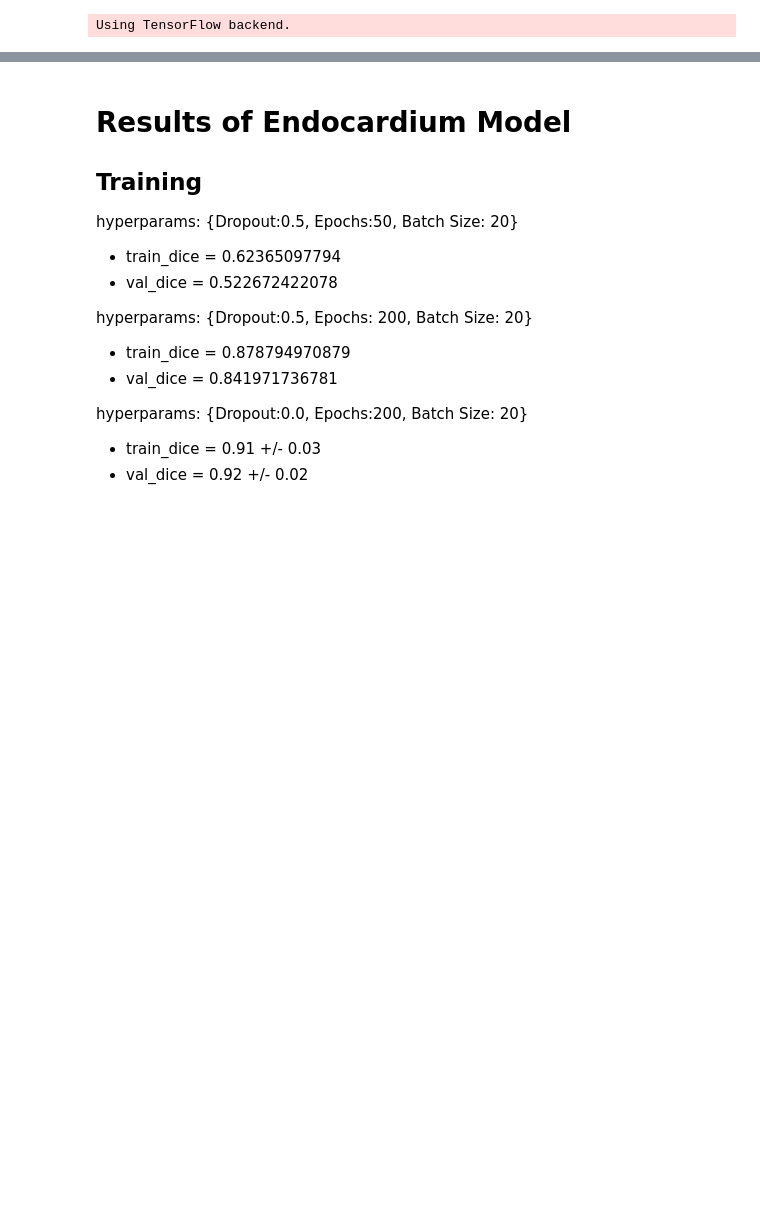
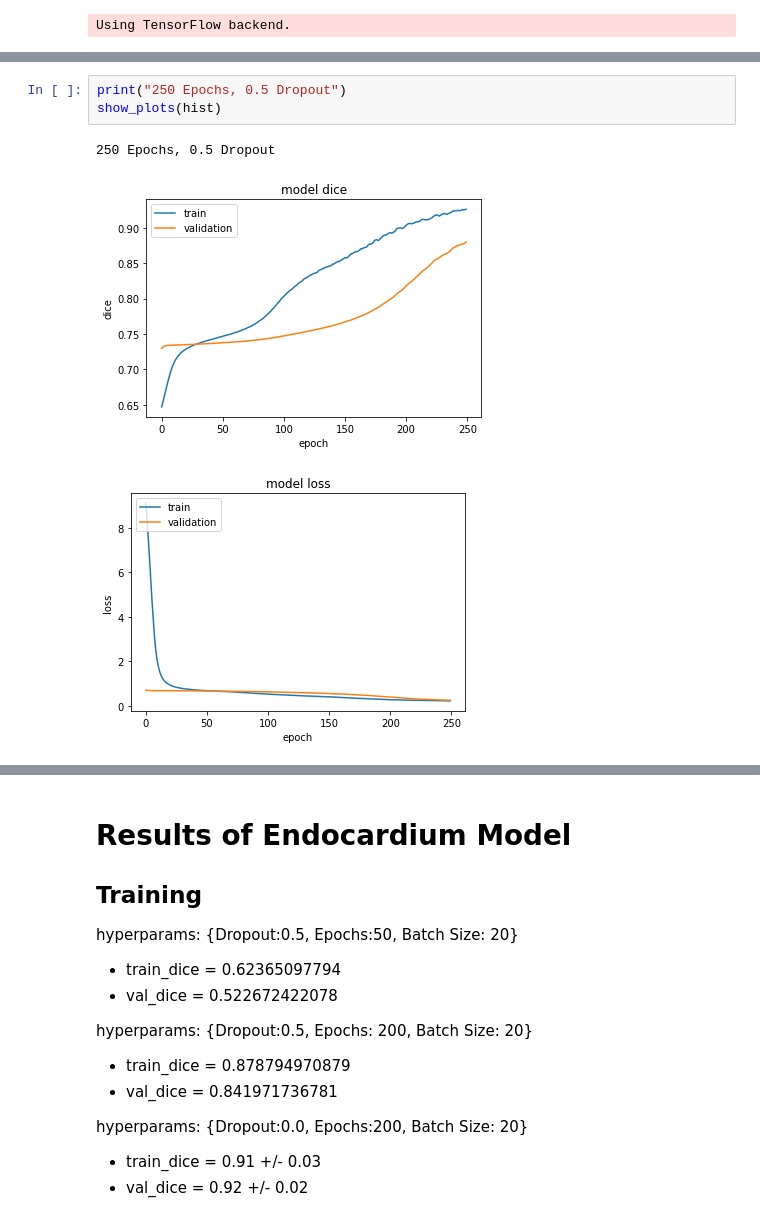
Before and after one commit to aksharkkumar/cmri-rv-seg, a Jupyter notebook: notebooks/cmri-rv-seg.ipynb, the cells around one changed output, grey strips where cells are left out. Cells and saved outputs as stored; diff of their text form; blank space fills up the shorter version.

```diff
--- a/notebooks/cmri-rv-seg.ipynb
+++ b/notebooks/cmri-rv-seg.ipynb
@@ -181,0 +200,7 @@ show_plots(hist)
+# %%
+print("250 Epochs, 0.5 Dropout")
+show_plots(hist)
+# %% [output]
+250 Epochs, 0.5 Dropout
+[figure, added]
+[figure, added]
```
Also changed, not shown: parts of 13 cells of this notebook, 2 other files.
